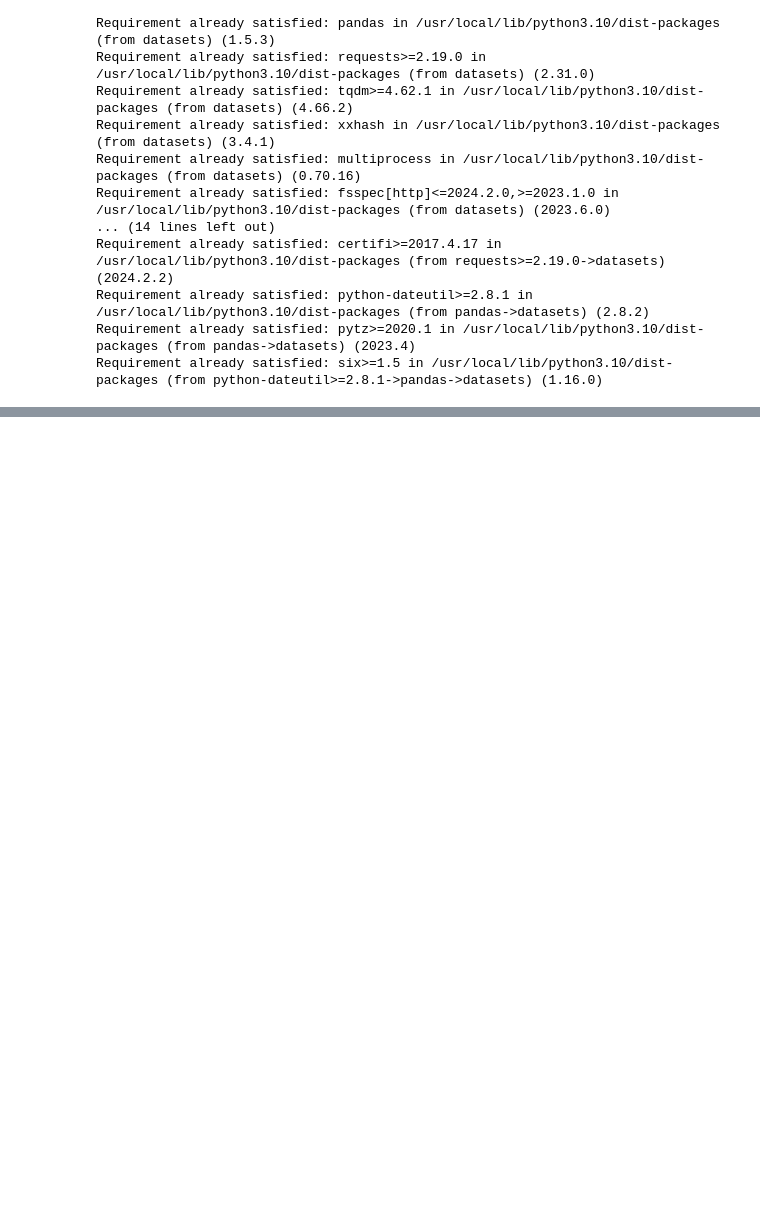
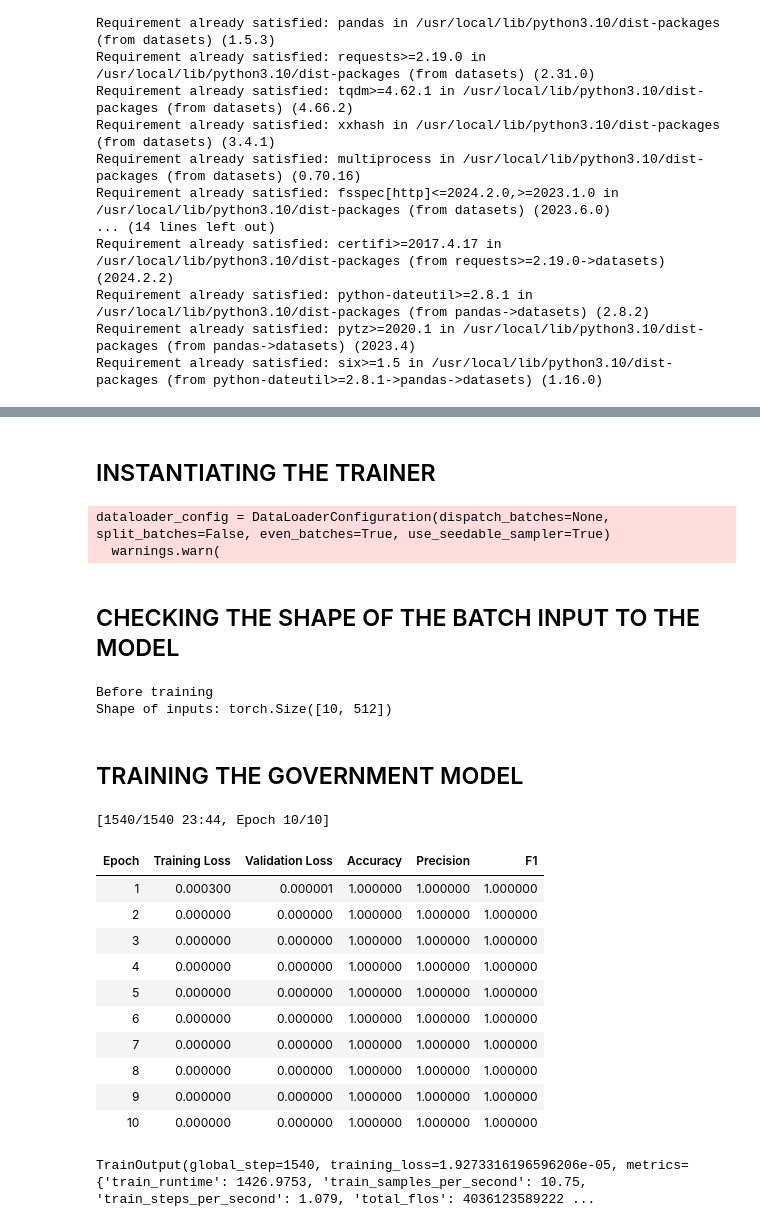
Before and after one commit to Fabchirajoul/ESG_MODELS, a Jupyter notebook: ESG_Governance.ipynb, the cells around one changed output, grey strips where cells are left out. Saved outputs shown, nothing was run; the diff lists cells and outputs as text; code cells hidden in the pictures; blank space fills up the shorter version.

```diff
--- a/ESG_Governance.ipynb
+++ b/ESG_Governance.ipynb
@@ -486,0 +291,17 @@ Keyword: Board
+# %%
+# Check the expected input size from the model's configuration
+lr_government=5e-5
+num_epochs_government = 10
+batch_size_government = 10
+optimizer_government = torch.optim.AdamW(model_government.parameters(), lr=lr_government)
+
+
+
+# Define the scheduler
+num_training_steps_government = len(tokenized_government_data["train"]) * num_epochs_government
+lr_scheduler_government = get_scheduler(
+    "linear",
+    optimizer=optimizer_government,
+    num_warmup_steps=0,
+    num_training_steps=num_training_steps_government
+)
@@ -486,0 +459,59 @@ Keyword: Board
+# %%
+def compute_metrics_government(pred_government):
+    labels_government = pred_government.label_ids
+    preds_government = pred_government.predictions.argmax(-1)
+
+    accuracy_government = accuracy_score(labels_government, preds_government)
+    precision_government = precision_score(labels_government.flatten(), preds_government.flatten(), average='macro', zero_division=0)
+    f1_government = f1_score(labels_government.flatten(), preds_government.flatten(), average='macro')
+    return {"accuracy": accuracy_government.item(), "precision": precision_government, "f1": f1_government}
+
+    return {
+        'eval_accuracy': accuracy_government,
+        'precision': precision_government,
+        'f1': f1_government
+    }
+# %% [markdown]
+## INSTANTIATING THE TRAINER
+# %%
+
+trainer_government = Trainer(
+    model=model_government,
+    args=training_args_government,
+    train_dataset=tokenized_government_data["train"],
+    eval_dataset=tokenized_government_data["validation"],
+    tokenizer=tokenizer_government,
+    compute_metrics=compute_metrics_government
+)
+# %% [output]
+dataloader_config = DataLoaderConfiguration(dispatch_batches=None, split_batches=False, even_batches=True, use_seedable_sampler=True)
+  warnings.warn(
+# %% [markdown]
+## CHECKING THE SHAPE OF THE BATCH INPUT TO THE MODEL
+# %%
+# Before training
+print("Before training")
+for batch in trainer_government.get_train_dataloader():
+    print("Shape of inputs:", batch['input_ids'].shape)  # Print shape of input_ids
+    break  # Only print the shape of the first batch
+# %% [output]
+Before training
+Shape of inputs: torch.Size([10, 512])
+# %% [markdown]
+## TRAINING THE GOVERNMENT MODEL
+# %%
+trainer_government.train()
+# %% [output]
+[1540/1540 23:44, Epoch 10/10]
+| Epoch | Training Loss | Validation Loss | Accuracy | Precision | F1 |
+| 1 | 0.000300 | 0.000001 | 1.000000 | 1.000000 | 1.000000 |
+| 2 | 0.000000 | 0.000000 | 1.000000 | 1.000000 | 1.000000 |
+| 3 | 0.000000 | 0.000000 | 1.000000 | 1.000000 | 1.000000 |
+| 4 | 0.000000 | 0.000000 | 1.000000 | 1.000000 | 1.000000 |
+| 5 | 0.000000 | 0.000000 | 1.000000 | 1.000000 | 1.000000 |
+| 6 | 0.000000 | 0.000000 | 1.000000 | 1.000000 | 1.000000 |
+| 7 | 0.000000 | 0.000000 | 1.000000 | 1.000000 | 1.000000 |
+| 8 | 0.000000 | 0.000000 | 1.000000 | 1.000000 | 1.000000 |
+| 9 | 0.000000 | 0.000000 | 1.000000 | 1.000000 | 1.000000 |
+| 10 | 0.000000 | 0.000000 | 1.000000 | 1.000000 | 1.000000 |
+TrainOutput(global_step=1540, training_loss=1.9273316196596206e-05, metrics={'train_runtime': 1426.9753, 'train_samples_per_second': 10.75, 'train_steps_per_second': 1.079, 'total_flos': 4036123589222 ...
```
Also changed, not shown: parts of 48 cells of this notebook.
